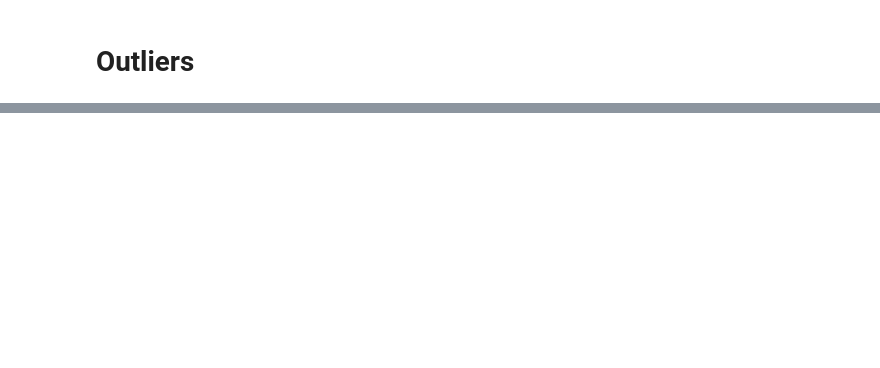
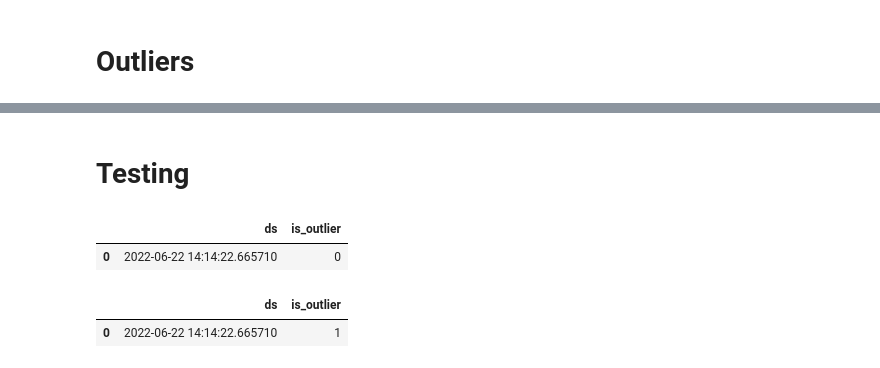
Before and after one commit to ruivieira/rhose-experiments, a Jupyter notebook: anomaly-detection/model-training.ipynb, the cells around one changed output, grey strips where cells are left out. Drawn from its saved outputs; the diff is of its cells as text; code cells hidden in the pictures; blank space fills up the shorter version.

```diff
--- a/anomaly-detection/model-training.ipynb
+++ b/anomaly-detection/model-training.ipynb
@@ -134,3 +132,19 @@ plt.show()
 from alibi_detect.utils.saving import save_detector
 
 save_detector(detector=od, filepath="./model")
+# %% [markdown]
+# Testing
+# %%
+now = pd.Timestamp.now()
+# %%
+result = od.predict(pd.DataFrame(data={"ds":[now], "y":[200]}))
+result['data']['is_outlier']
+# %% [output]
+|  | ds | is_outlier |
+| 0 | 2022-06-22 14:14:22.665710 | 0 |
+# %%
+result = od.predict(pd.DataFrame(data={"ds":[now], "y":[250]}))
+result['data']['is_outlier']
+# %% [output]
+|  | ds | is_outlier |
+| 0 | 2022-06-22 14:14:22.665710 | 1 |
```
Also changed, not shown: parts of 9 cells of this notebook, 5 other files.
